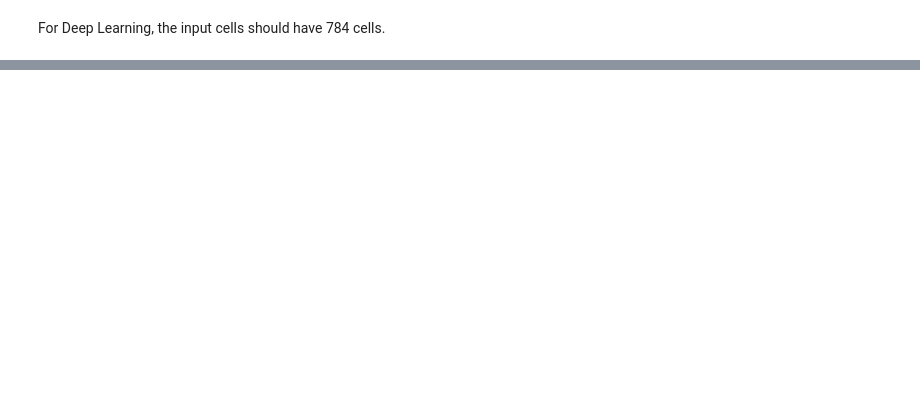
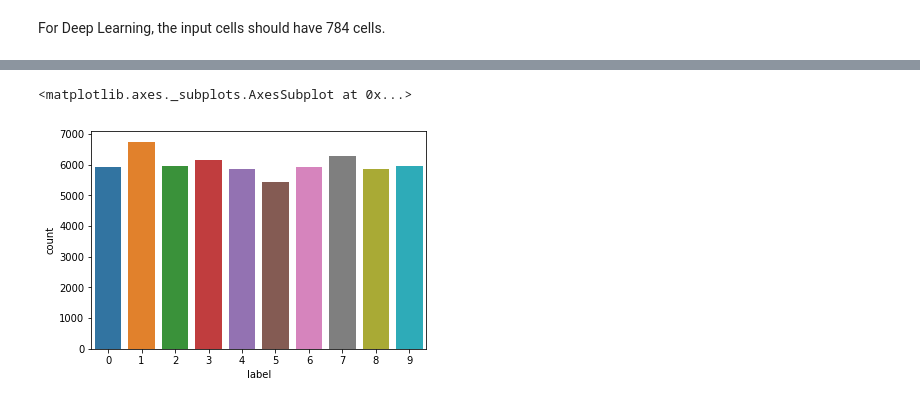
Before and after one commit to pochiehliu/CNN-for-Digit-Recognition, a Jupyter notebook: Step 1 EDAV.ipynb, the cells around one changed output, grey strips where cells are left out. Cells and saved outputs as stored; diff of their text form; code cells hidden in the pictures; blank space fills up the shorter version.

```diff
--- a/Step 1 EDAV.ipynb
+++ b/Step 1 EDAV.ipynb
@@ -49,0 +72,6 @@ For Deep Learning, the input cells should have 784 cells.
+# %%
+labels = pd.Series(train_labels).to_frame(name='label').groupby('label').size().reset_index(name = 'count')
+sns.barplot(x= 'label', y = 'count', data = labels)
+# %% [output]
+<matplotlib.axes._subplots.AxesSubplot at 0x...>
+[figure, added]
```
Also changed, not shown: parts of 5 cells of this notebook, 3 other files.
